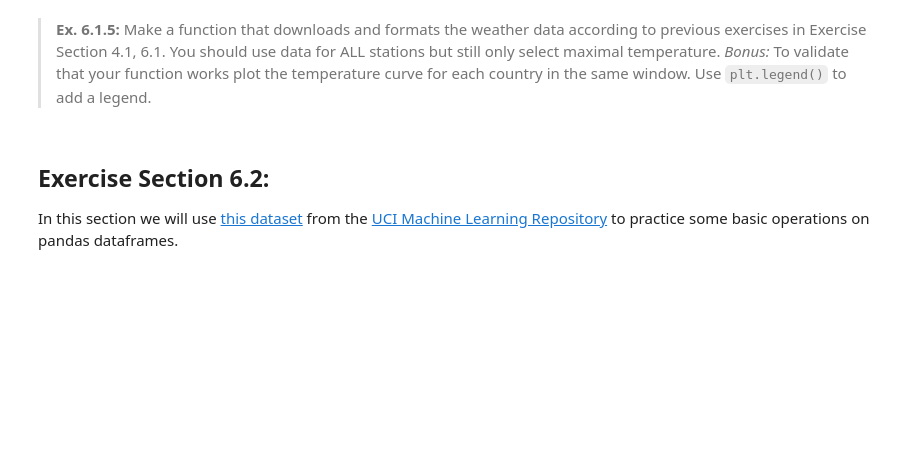
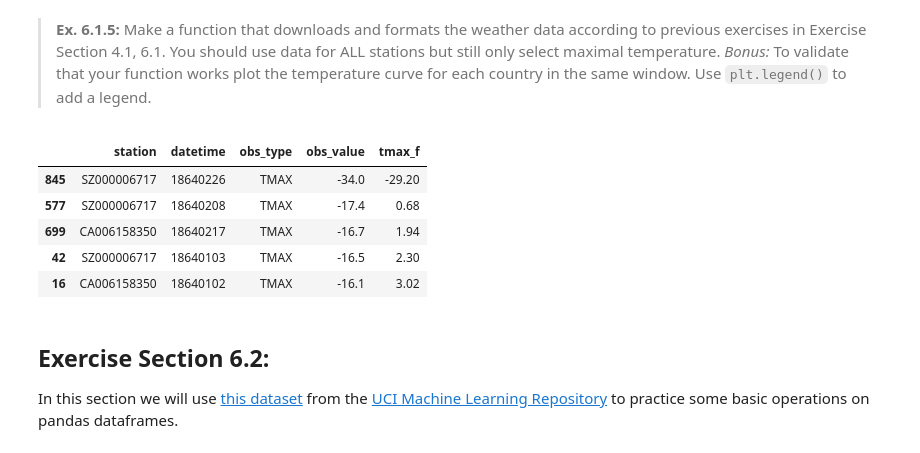
Before and after one commit to blackplague/sds2019, a Jupyter notebook: lecture_exercises/exercise_6.ipynb, the cells around one changed output. Cells and saved outputs as stored; diff of their text form; code cells hidden in the pictures; blank space fills up the shorter version.

```diff
--- a/lecture_exercises/exercise_6.ipynb
+++ b/lecture_exercises/exercise_6.ipynb
@@ -139,3 +137,32 @@ print(df_sorted.head())
+# %%
+# [Answer to Ex. 6.1.5]
+
+def get_weather_data(year):
+    base_url = 'https://www1.ncdc.noaa.gov/pub/data/ghcn/daily/by_year/{}.csv.gz'
+    df_weather = pd.read_csv(base_url.format(str(year)),
+                            compression='gzip',
+                            header=None).iloc[:, :4] # Truncate rows to only the first 4 columns
+    # name the columns
+    df_weather.columns = ['station', 'datetime', 'obs_type', 'obs_value']
+    # Wrangle tempeture, it comes in tenth of degrees
+    df_weather['obs_value'] = df_weather['obs_value'] / 10
+    # Choose only the observation type TMAX
+    df_select_tmax = df_weather[(df_weather.obs_type == 'TMAX')].copy()
+
+    df_select_tmax['tmax_f'] = 32 + 1.8 * df_select_tmax['obs_value']
+    df_sorted = df_select_tmax.reset_index(drop=True).sort_values(by=['obs_value'])
+    return df_sorted
+
+
+test_1864_df = get_weather_data(1864)
+test_1864_df.head()
+# %% [output]
+|  | station | datetime | obs_type | obs_value | tmax_f |
+| 845 | SZ000006717 | 18640226 | TMAX | -34.0 | -29.20 |
+| 577 | SZ000006717 | 18640208 | TMAX | -17.4 | 0.68 |
+| 699 | CA006158350 | 18640217 | TMAX | -16.7 | 1.94 |
+| 42 | SZ000006717 | 18640103 | TMAX | -16.5 | 2.30 |
+| 16 | CA006158350 | 18640102 | TMAX | -16.1 | 3.02 |
 # %% [markdown]
 ##  Exercise Section 6.2:
 
```
Also changed, not shown: parts of 1 cell of this notebook.
